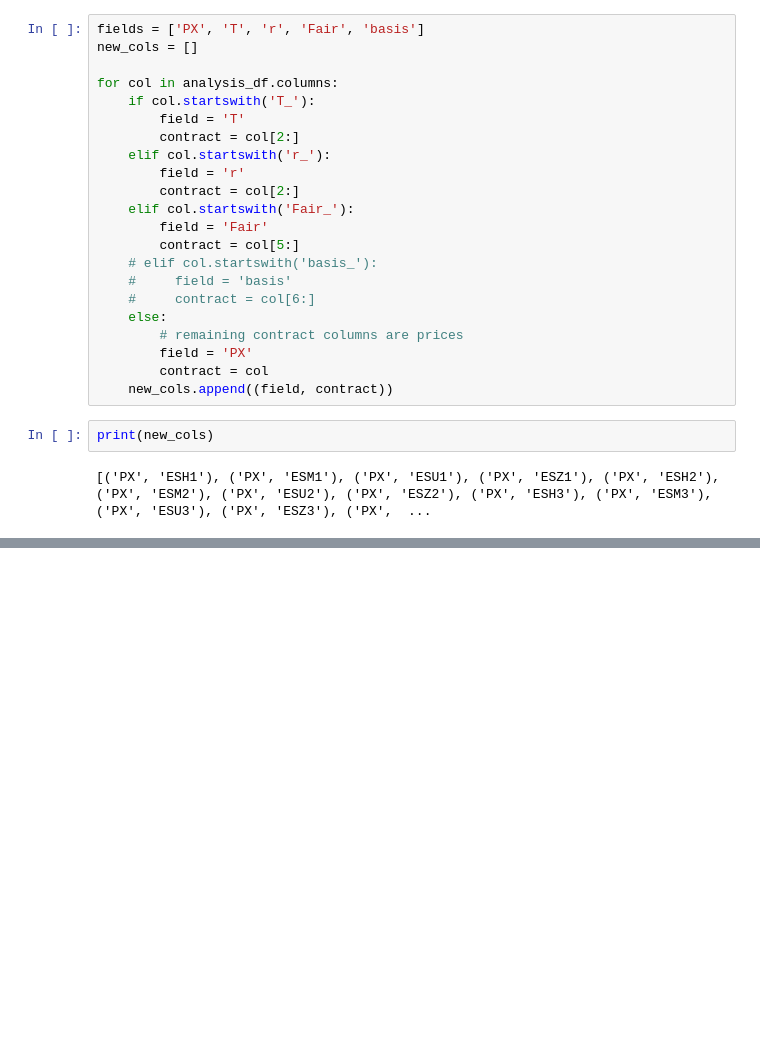
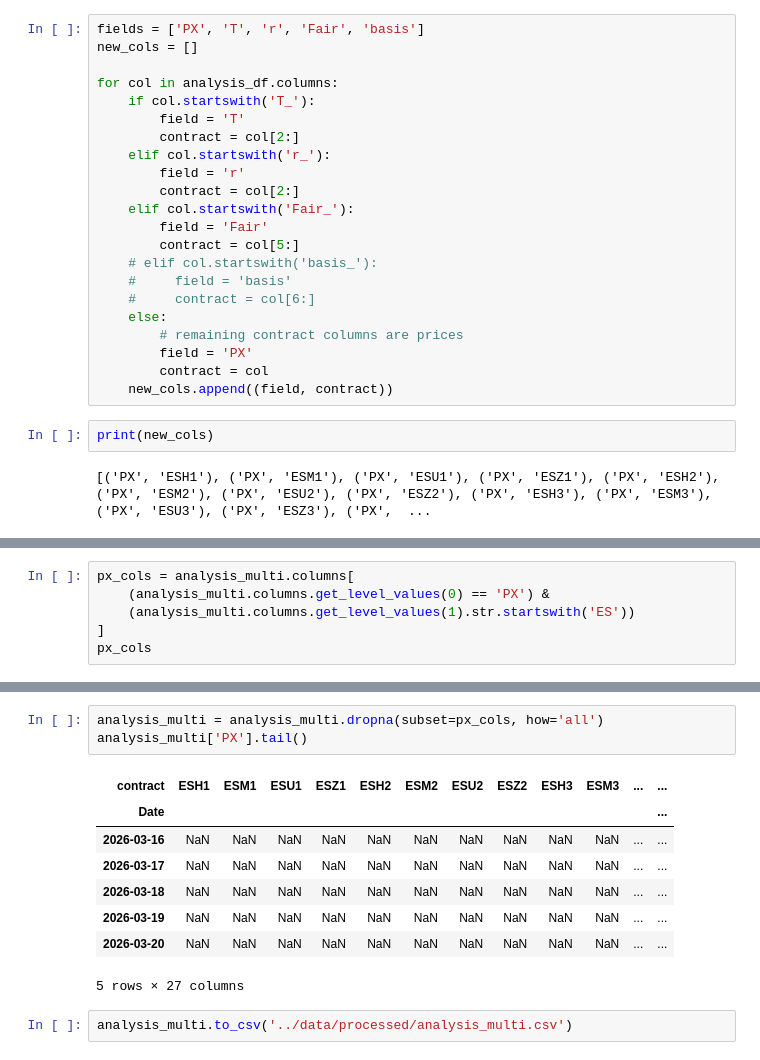
Before and after one commit to JohnnyTung123/Future-Rolling-Strategy, a Jupyter notebook: code/fair_value_analysis_2.0.ipynb, the cells around one changed output, grey strips where cells are left out. Drawn from its saved outputs; the diff is of its cells as text; blank space fills up the shorter version.

```diff
--- a/code/fair_value_analysis_2.0.ipynb
+++ b/code/fair_value_analysis_2.0.ipynb
@@ -186,0 +186,6 @@ analysis_multi.to_csv('../data/processed/analysis_multi.csv')
+# %%
+px_cols = analysis_multi.columns[
+    (analysis_multi.columns.get_level_values(0) == 'PX') &
+    (analysis_multi.columns.get_level_values(1).str.startswith('ES'))
+]
+px_cols
@@ -186,0 +210,14 @@ analysis_multi.to_csv('../data/processed/analysis_multi.csv')
+# %%
+analysis_multi = analysis_multi.dropna(subset=px_cols, how='all')
+analysis_multi['PX'].tail()
+# %% [output]
+| contract | ESH1 | ESM1 | ESU1 | ESZ1 | ESH2 | ESM2 | ESU2 | ESZ2 | ESH3 | ESM3 | ... | ... |
+| Date |  |  |  |  |  |  |  |  |  |  |  | ... |
+| 2026-03-16 | NaN | NaN | NaN | NaN | NaN | NaN | NaN | NaN | NaN | NaN | ... | ... |
+| 2026-03-17 | NaN | NaN | NaN | NaN | NaN | NaN | NaN | NaN | NaN | NaN | ... | ... |
+| 2026-03-18 | NaN | NaN | NaN | NaN | NaN | NaN | NaN | NaN | NaN | NaN | ... | ... |
+| 2026-03-19 | NaN | NaN | NaN | NaN | NaN | NaN | NaN | NaN | NaN | NaN | ... | ... |
+| 2026-03-20 | NaN | NaN | NaN | NaN | NaN | NaN | NaN | NaN | NaN | NaN | ... | ... |
+5 rows × 27 columns
+# %%
+analysis_multi.to_csv('../data/processed/analysis_multi.csv')
```
Also changed, not shown: parts of 3 cells of this notebook, 7 other files.
